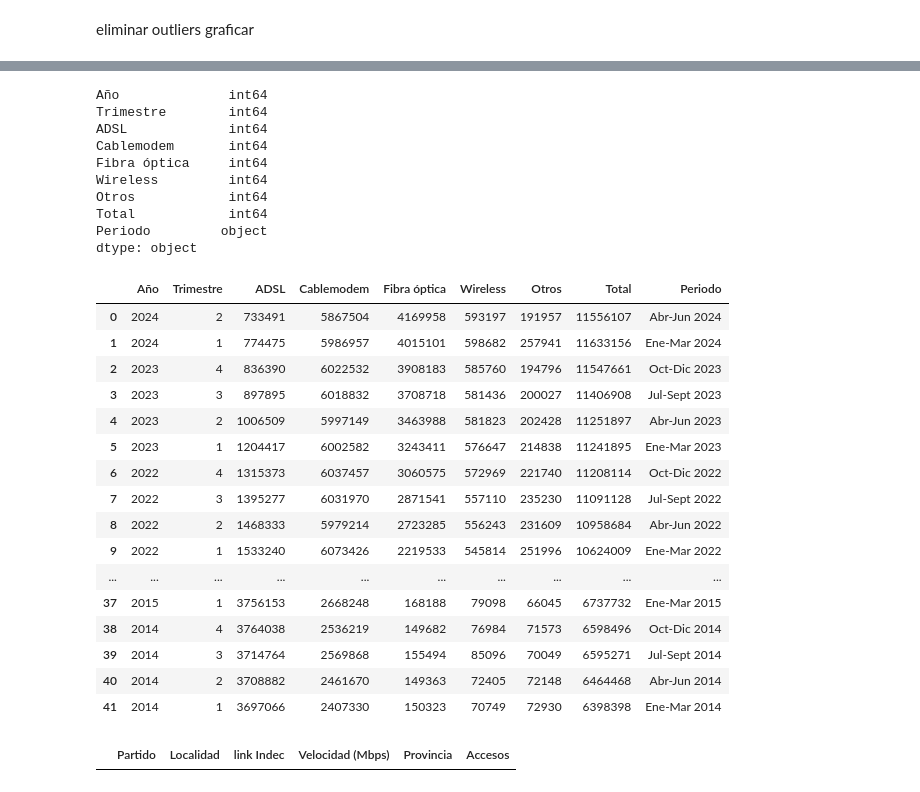
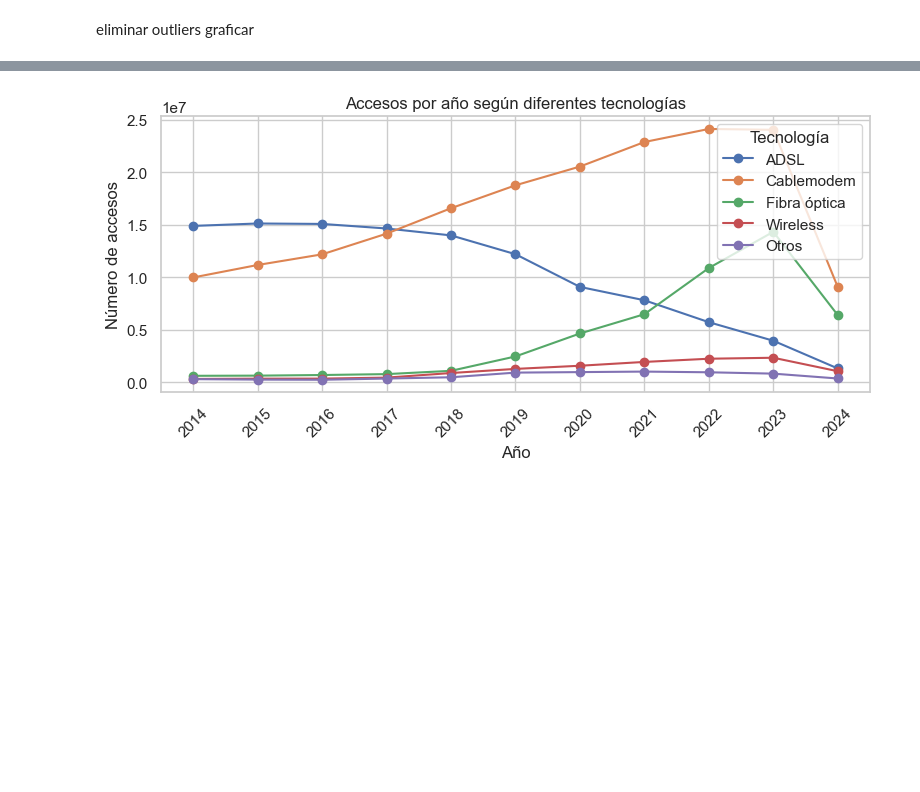
Before and after one commit to DedesF/Proyecto_2, a Jupyter notebook: Analisis/EDA.ipynb, the cells around one changed output, grey strips where cells are left out. Saved outputs shown, nothing was run; the diff lists cells and outputs as text; code cells hidden in the pictures; blank space fills up the shorter version.

```diff
--- a/Analisis/EDA.ipynb
+++ b/Analisis/EDA.ipynb
@@ -6 +9,6 @@ import pandas as pd
 import warnings
+# %%
+df_int_accptech = pd.read_excel('C:/Python/Data Science/Proyecto_2/Datasets/Acceso por tecnologias.xlsx')
+# %%
+accptech_grouped = df_int_accptech.groupby('Año')[['ADSL', 'Cablemodem', 'Fibra óptica', 'Wireless', 'Otros']].sum()
+accptech_grouped
@@ -7,37 +29,16 @@ import warnings
+# %%
+sns.set_theme(style="whitegrid")
+plt.figure(figsize=(8, 4))
+for tecnologia in accptech_grouped.columns:
+    plt.plot(accptech_grouped.index, accptech_grouped[tecnologia], marker='o', label=tecnologia)
+plt.title('Accesos por año según diferentes tecnologías')
+plt.xlabel('Año')
+plt.ylabel('Número de accesos')
+plt.legend(title='Tecnología')
+plt.xticks(accptech_grouped.index, rotation=45)  # Rota las etiquetas del eje x si es necesario
+plt.tight_layout()
+plt.show()
+# %% [output]
+[figure, added]
 # %%
-df = pd.read_excel('C:/Python/Data Science/Proyecto_2/Datasets/Internet.xlsx', sheet_name=5)
-print(df.dtypes)
-df
+df_int_penpob = pd.read_excel('C:/Python/Data Science/Proyecto_2/Datasets/Internet.xlsx', sheet_name='Penetración-poblacion')
-# %% [output]
-Año              int64
-Trimestre        int64
-ADSL             int64
-Cablemodem       int64
-Fibra óptica     int64
-Wireless         int64
-Otros            int64
-Total            int64
-Periodo         object
-dtype: object
-|  | Año | Trimestre | ADSL | Cablemodem | Fibra óptica | Wireless | Otros | Total | Periodo |
-| 0 | 2024 | 2 | 733491 | 5867504 | 4169958 | 593197 | 191957 | 11556107 | Abr-Jun 2024 |
-| 1 | 2024 | 1 | 774475 | 5986957 | 4015101 | 598682 | 257941 | 11633156 | Ene-Mar 2024 |
-| 2 | 2023 | 4 | 836390 | 6022532 | 3908183 | 585760 | 194796 | 11547661 | Oct-Dic 2023 |
-| 3 | 2023 | 3 | 897895 | 6018832 | 3708718 | 581436 | 200027 | 11406908 | Jul-Sept 2023 |
-| 4 | 2023 | 2 | 1006509 | 5997149 | 3463988 | 581823 | 202428 | 11251897 | Abr-Jun 2023 |
-| 5 | 2023 | 1 | 1204417 | 6002582 | 3243411 | 576647 | 214838 | 11241895 | Ene-Mar 2023 |
-| 6 | 2022 | 4 | 1315373 | 6037457 | 3060575 | 572969 | 221740 | 11208114 | Oct-Dic 2022 |
-| 7 | 2022 | 3 | 1395277 | 6031970 | 2871541 | 557110 | 235230 | 11091128 | Jul-Sept 2022 |
-| 8 | 2022 | 2 | 1468333 | 5979214 | 2723285 | 556243 | 231609 | 10958684 | Abr-Jun 2022 |
-| 9 | 2022 | 1 | 1533240 | 6073426 | 2219533 | 545814 | 251996 | 10624009 | Ene-Mar 2022 |
-| ... | ... | ... | ... | ... | ... | ... | ... | ... | ... |
-| 37 | 2015 | 1 | 3756153 | 2668248 | 168188 | 79098 | 66045 | 6737732 | Ene-Mar 2015 |
-| 38 | 2014 | 4 | 3764038 | 2536219 | 149682 | 76984 | 71573 | 6598496 | Oct-Dic 2014 |
-| 39 | 2014 | 3 | 3714764 | 2569868 | 155494 | 85096 | 70049 | 6595271 | Jul-Sept 2014 |
-| 40 | 2014 | 2 | 3708882 | 2461670 | 149363 | 72405 | 72148 | 6464468 | Abr-Jun 2014 |
-| 41 | 2014 | 1 | 3697066 | 2407330 | 150323 | 70749 | 72930 | 6398398 | Ene-Mar 2014 |
-# %%
-df_duplicados = df[df.duplicated()]
-df_duplicados
-# %% [output]
-|  | Partido | Localidad | link Indec | Velocidad (Mbps) | Provincia | Accesos |
```
Also changed, not shown: parts of 10 cells of this notebook, 6 other files.
